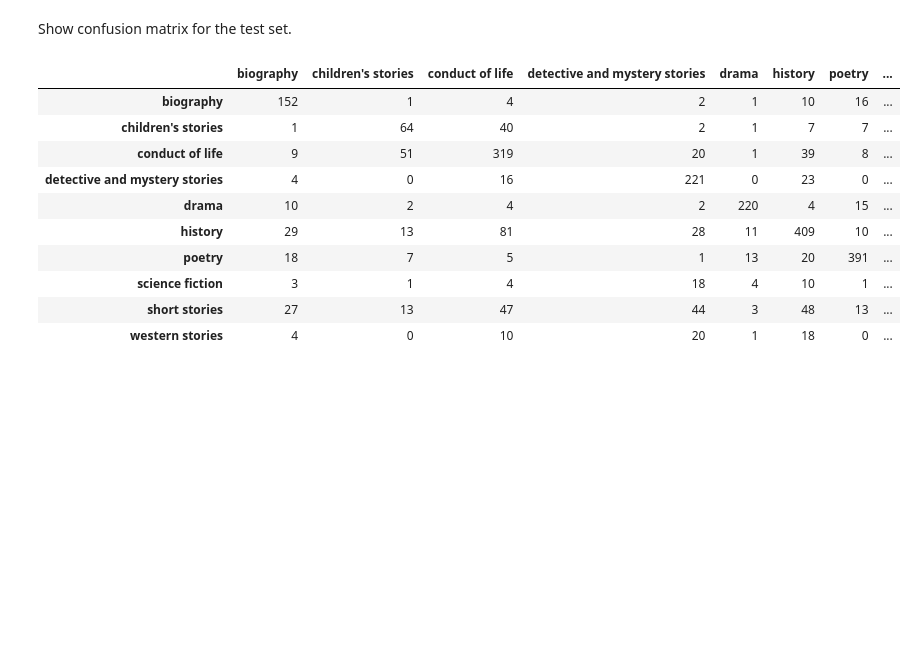
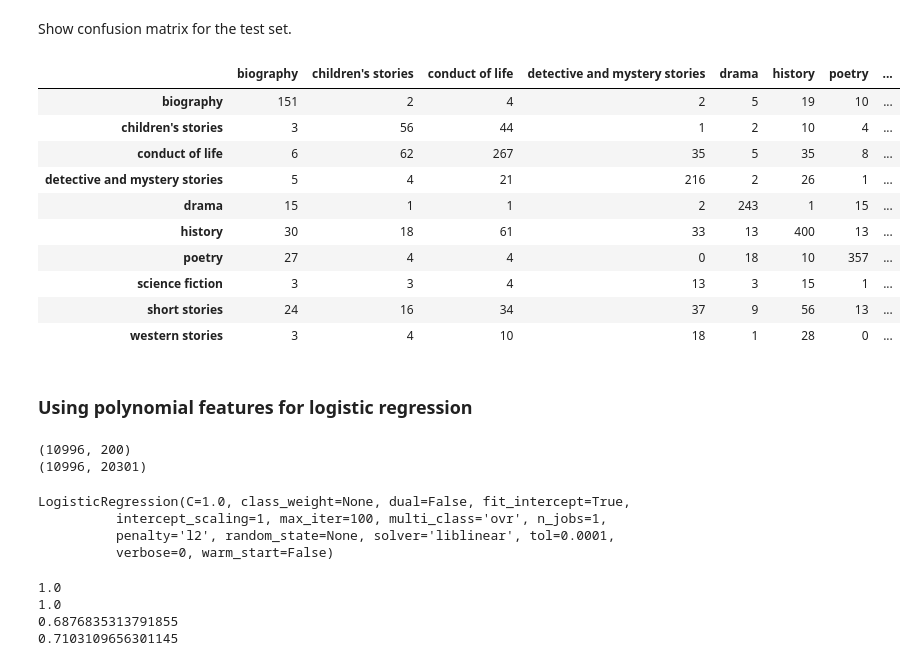
Before and after one commit to hobil/book-genres-prediction, a Jupyter notebook: notebooks/doc2vec_prototype.ipynb, the cells around one changed output. Cells and saved outputs as stored; diff of their text form; code cells hidden in the pictures; blank space fills up the shorter version.

```diff
--- a/notebooks/doc2vec_prototype.ipynb
+++ b/notebooks/doc2vec_prototype.ipynb
@@ -435,14 +519,14 @@ classifiers = {'Logistic Regression': LogisticRegression(class_weight='balanced'
                                      class_weight='balanced',
                                      min_samples_leaf=10,
                                      max_features='sqrt',
-                                     max_depth=8),
+                                     max_depth=7),
               'Gaussian Naive Bayes': GaussianNB(),
-              'KNN 5' : KNeighborsClassifier(5),
+              'KNN 15' : KNeighborsClassifier(15),
               'KNN 11 distance weights' : KNeighborsClassifier(11, weights='distance'),
               'KNN 9' :KNeighborsClassifier(9),
-              'SVM C=1': SVC(class_weight='balanced', C=1),
-              'SVM C=10': SVC(class_weight='balanced', C=10),
-              'SVM C=100': SVC(class_weight='balanced', C=100)}
+              'SVM C=5': SVC(class_weight='balanced', C=5),
+              'SVM C=20': SVC(class_weight='balanced', C=20),
+              'SVM C=80': SVC(class_weight='balanced', C=80)}
 # %% [markdown]
 ## Author
 # %%
@@ -548,16 +632,18 @@ LogisticRegression(C=1.0, class_weight='balanced', dual=False,
 # %% [markdown]
 Show confusion matrix for the test set.
 # %%
-pd.DataFrame(confusion_matrix(y_test, y_pred_test), columns=labels, index=labels)
+pd.DataFrame(confusion_matrix(y_test, clf.predict(X_test)), columns=labels, index=labels)
 # %% [output]
 |  | biography | children's stories | conduct of life | detective and mystery stories | drama | history | poetry | ... |
-| biography | 152 | 1 | 4 | 2 | 1 | 10 | 16 | ... |
-| children's stories | 1 | 64 | 40 | 2 | 1 | 7 | 7 | ... |
-| conduct of life | 9 | 51 | 319 | 20 | 1 | 39 | 8 | ... |
-| detective and mystery stories | 4 | 0 | 16 | 221 | 0 | 23 | 0 | ... |
-| drama | 10 | 2 | 4 | 2 | 220 | 4 | 15 | ... |
-| history | 29 | 13 | 81 | 28 | 11 | 409 | 10 | ... |
-| poetry | 18 | 7 | 5 | 1 | 13 | 20 | 391 | ... |
-| science fiction | 3 | 1 | 4 | 18 | 4 | 10 | 1 | ... |
-| short stories | 27 | 13 | 47 | 44 | 3 | 48 | 13 | ... |
-| western stories | 4 | 0 | 10 | 20 | 1 | 18 | 0 | ... |
+| biography | 151 | 2 | 4 | 2 | 5 | 19 | 10 | ... |
+| children's stories | 3 | 56 | 44 | 1 | 2 | 10 | 4 | ... |
+| conduct of life | 6 | 62 | 267 | 35 | 5 | 35 | 8 | ... |
+| detective and mystery stories | 5 | 4 | 21 | 216 | 2 | 26 | 1 | ... |
+| drama | 15 | 1 | 1 | 2 | 243 | 1 | 15 | ... |
+| history | 30 | 18 | 61 | 33 | 13 | 400 | 13 | ... |
+| poetry | 27 | 4 | 4 | 0 | 18 | 10 | 357 | ... |
+| science fiction | 3 | 3 | 4 | 13 | 3 | 15 | 1 | ... |
+| short stories | 24 | 16 | 34 | 37 | 9 | 56 | 13 | ... |
+| western stories | 3 | 4 | 10 | 18 | 1 | 28 | 0 | ... |
+# %% [markdown]
+### Using polynomial features for logistic regression
@@ -564,3 +653,31 @@ pd.DataFrame(confusion_matrix(y_test, y_pred_test), columns=labels, index=labels
+# %%
+print(X_train.shape)
+X_train = poly.fit_transform(X_train)
+print(X_train.shape)
+X_test = poly.transform(X_test)
+# %% [output]
+(10996, 200)
+(10996, 20301)
+# %%
+model2 = LogisticRegression()
+model2.fit(X_train, y_train)
+# %% [output]
+LogisticRegression(C=1.0, class_weight=None, dual=False, fit_intercept=True,
+          intercept_scaling=1, max_iter=100, multi_class='ovr', n_jobs=1,
+          penalty='l2', random_state=None, solver='liblinear', tol=0.0001,
+          verbose=0, warm_start=False)
+# %%
+y_pred_train = model2.predict(X_train)
+y_pred_test = model2.predict(X_test)
+print(f1_score(y_train, y_pred_train, average='macro'))
+print(accuracy_score(y_train, y_pred_train))
+print(f1_score(y_test, y_pred_test, average='macro'))
+print(accuracy_score(y_test, y_pred_test))
+# %% [output]
+1.0
+1.0
+0.6876835313791855
+0.7103109656301145
 # %% [markdown]
 # SUMMARY:
 - The **most similar documents** are usually documents written by the **same author** or having **similar genre**.
```
Also changed, not shown: parts of 27 cells of this notebook, 1 other file.
